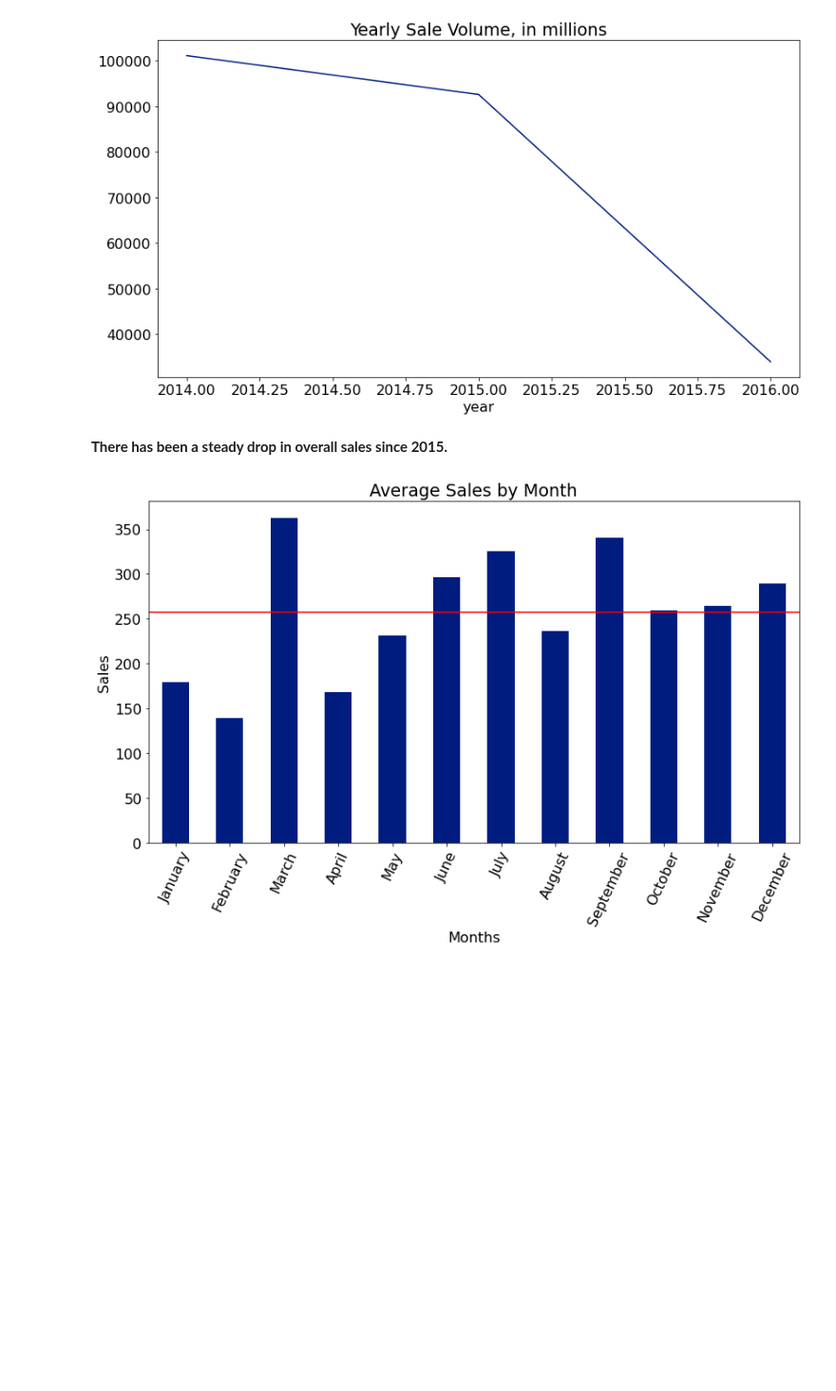
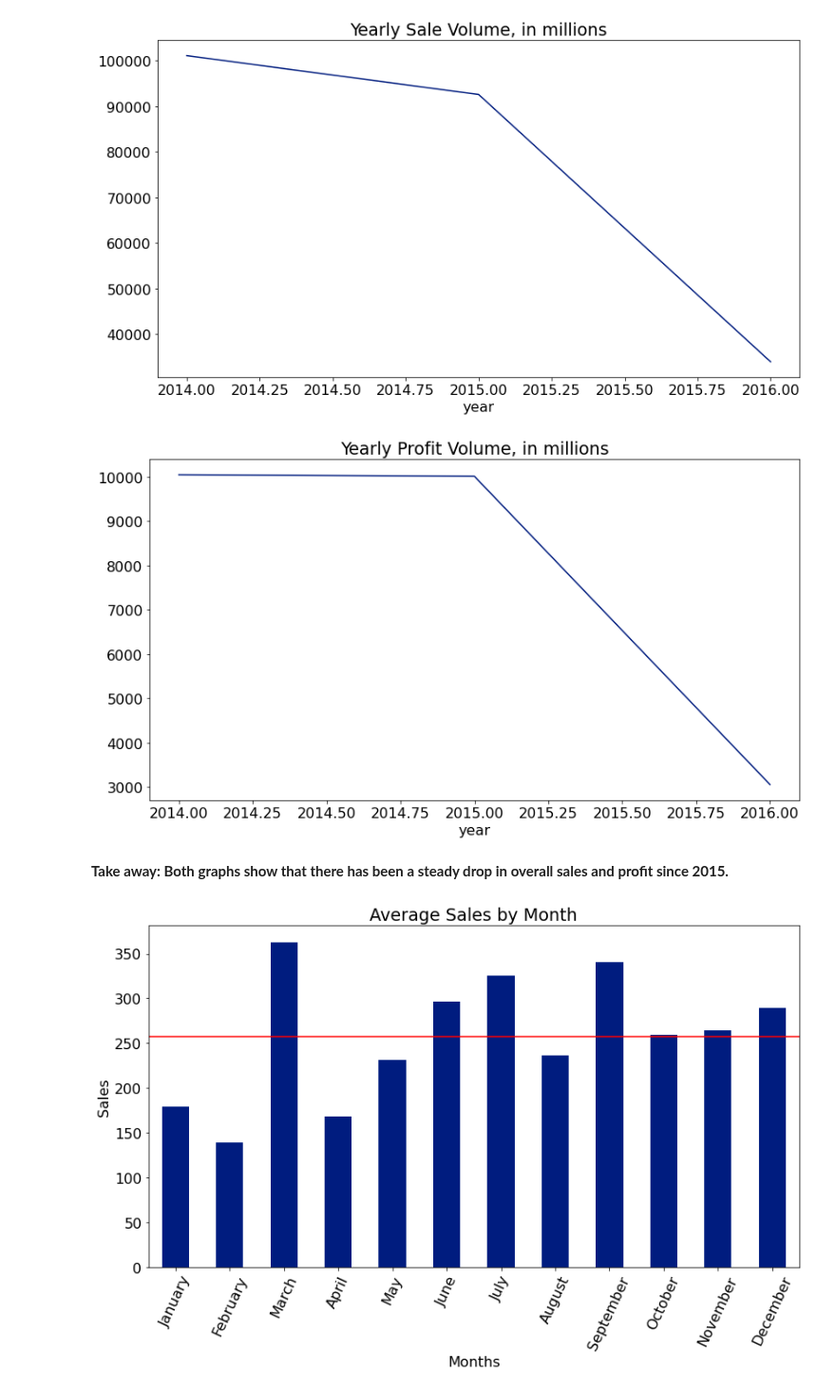
Before and after one commit to Kristofer-Rivera-and-Oliver-Ton/time_series_project, a Jupyter notebook: superstore_final.ipynb, the cells around one changed output. Shown at 95% size. Saved outputs shown, nothing was run; the diff lists cells and outputs as text; code cells hidden in the pictures; blank space fills up the shorter version.

Commit message:
added some visual

```diff
--- a/superstore_final.ipynb
+++ b/superstore_final.ipynb
@@ -82,8 +86,14 @@ plt.title('Yearly Sale Volume, in millions')
 plt.show()
 # %% [output]
 [figure]
-# %% [markdown]
-**There has been a steady drop in overall sales since 2015.**
+# %%
+train.groupby('year').profit.sum().plot()
+plt.title('Yearly Profit Volume, in millions')
+plt.show()
+# %% [output]
+[figure, added]
+# %% [markdown]
+**Take away: Both graphs show that there has been a steady drop in overall sales and profit since 2015.**
 # %%
 #What our average sales look like for each month?
 train['month'] = pd.Categorical(train['month'], categories=['January', 'February', 'March', 'April', 'May', 'June', 'July', 'August',
```
Also changed, not shown: parts of 10 cells of this notebook.
